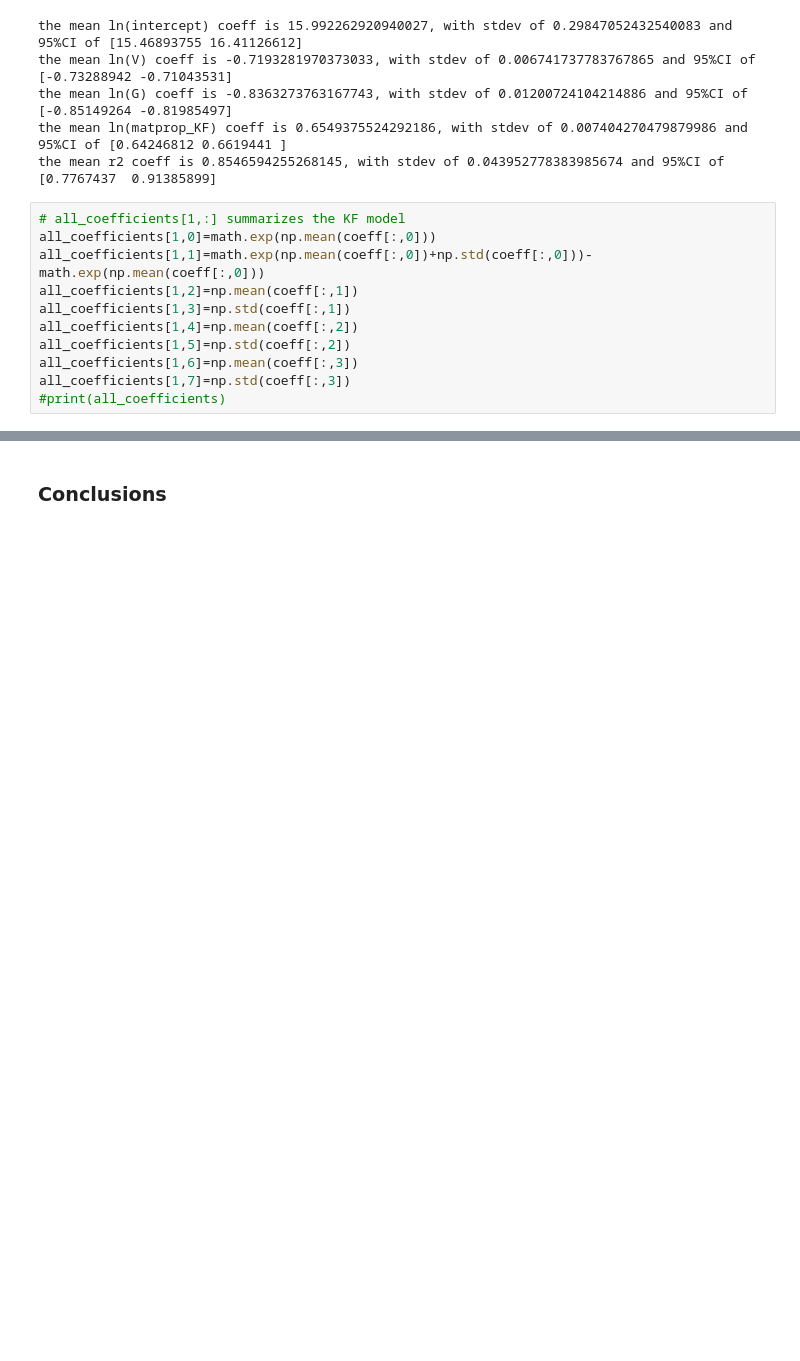
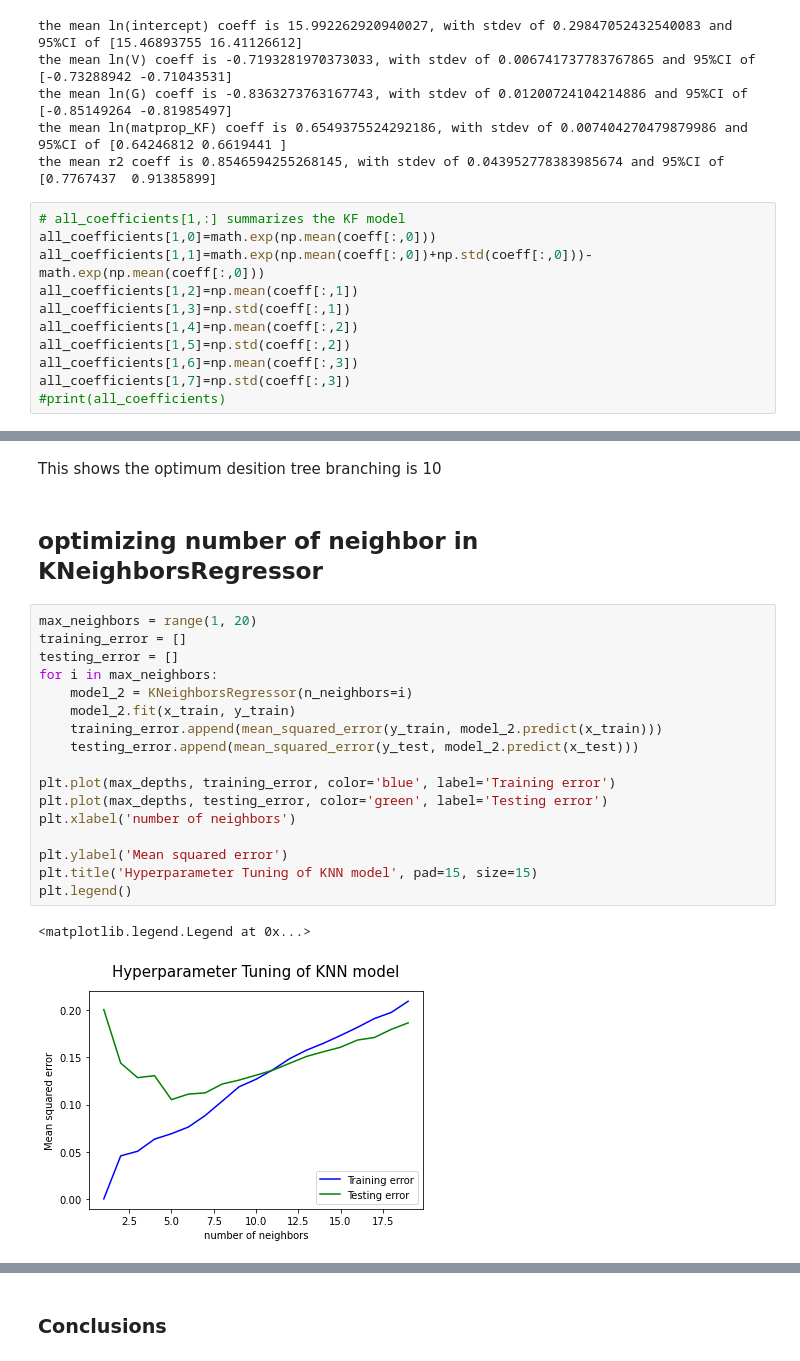
Before and after one commit to SepiKav/springboard, a Jupyter notebook: Capstone_II_new/Notebooks/Modeling.ipynb, the cells around one changed output, grey strips where cells are left out. Cells and saved outputs as stored; diff of their text form; blank space fills up the shorter version.

```diff
--- a/Capstone_II_new/Notebooks/Modeling.ipynb
+++ b/Capstone_II_new/Notebooks/Modeling.ipynb
@@ -552,0 +610,24 @@ plt.show()
+# %% [markdown]
+This shows the optimum desition tree branching is 10
+# %% [markdown]
+## optimizing number of neighbor in KNeighborsRegressor
+# %%
+max_neighbors = range(1, 20)
+training_error = []
+testing_error = []
+for i in max_neighbors:
+    model_2 = KNeighborsRegressor(n_neighbors=i)
+    model_2.fit(x_train, y_train)
+    training_error.append(mean_squared_error(y_train, model_2.predict(x_train)))
+    testing_error.append(mean_squared_error(y_test, model_2.predict(x_test)))
+
+plt.plot(max_depths, training_error, color='blue', label='Training error')
+plt.plot(max_depths, testing_error, color='green', label='Testing error')
+plt.xlabel('number of neighbors')
+
+plt.ylabel('Mean squared error')
+plt.title('Hyperparameter Tuning of KNN model', pad=15, size=15)
+plt.legend()
+# %% [output]
+<matplotlib.legend.Legend at 0x...>
+[figure, added]
```
Also changed, not shown: parts of 54 cells of this notebook, 10 other files.
